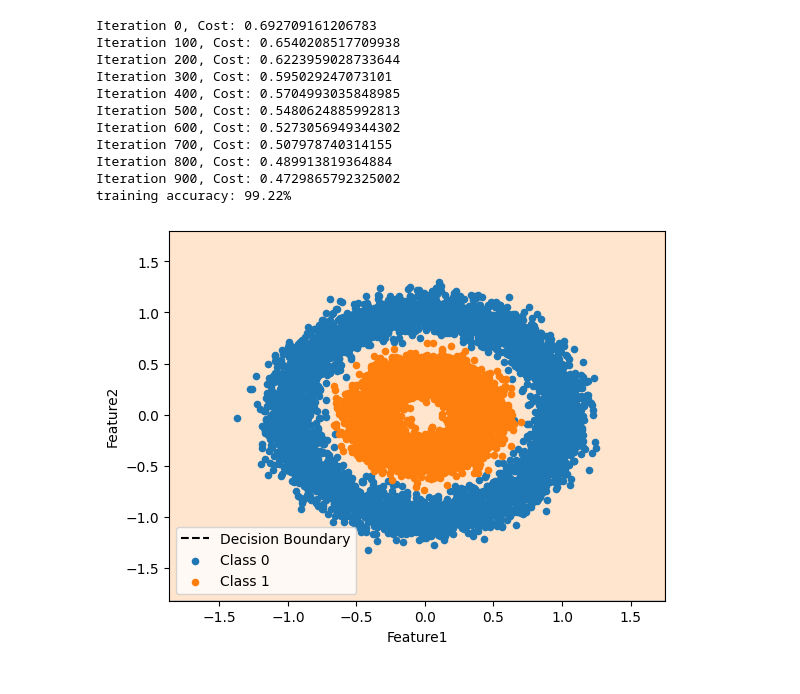
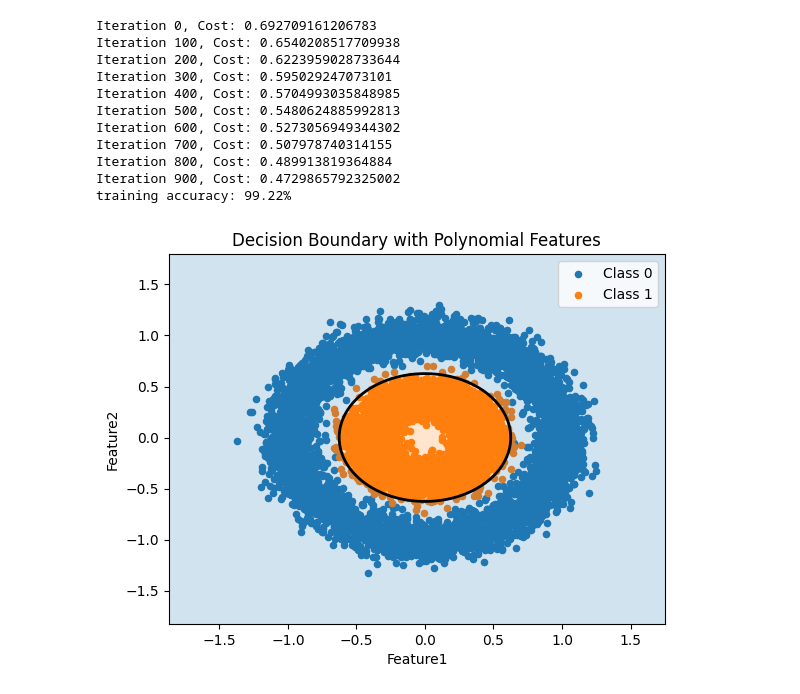
Before and after one commit to IreneGallini/ML-algorithms-from-scratch, a Jupyter notebook: logistic_regression/Logistic_Regression.ipynb, the cells around one changed output. Drawn from its saved outputs; the diff is of its cells as text; code cells hidden in the pictures.

Commit message:
Nonlinear decision boundary
Improved accuracy to 99%.
Implemented polynomial feature into model and vizualization.

```diff
--- a/logistic_regression/Logistic_Regression.ipynb
+++ b/logistic_regression/Logistic_Regression.ipynb
@@ -126,27 +126,34 @@ Iteration 700, Cost: 0.507978740314155
 Iteration 800, Cost: 0.489913819364884
 Iteration 900, Cost: 0.4729865792325002
 training accuracy: 99.22%
-# %%
-#linear boundary
-m = -final_w[0] / final_w[1]
-c = -final_b / final_w[1]
-
-xmin, xmax = x_train[:, 0].min() - 0.5, x_train[:, 0].max() + 0.5
-ymin, ymax = x_train[:, 1].min() - 0.5, x_train[:, 1].max() + 0.5
-xd = np.array([xmin, xmax])
-yd = m * xd + c
-
-plt.plot(xd, yd, 'k', ls='--', label='Decision Boundary')
-plt.fill_between(xd, yd, ymin, color='tab:blue', alpha=0.2)
-plt.fill_between(xd, yd, ymax, color='tab:orange', alpha=0.2)
-
-plt.scatter(x_train[y_train == 0, 0], x_train[y_train == 0, 1], color='tab:blue', label='Class 0', s=20)
-plt.scatter(x_train[y_train == 1, 0], x_train[y_train == 1, 1], color='tab:orange', label='Class 1', s=20)
-plt.legend()
-plt.xlabel('Feature1')
-plt.ylabel('Feature2')
-plt.xlim(xmin, xmax)
-plt.ylim(ymin, ymax)
-plt.show()
-# %% [output]
-[figure, removed]
+# %%
+# Create a grid of points
+xx, yy = np.meshgrid(
+    np.linspace(x_train[:, 0].min()-0.5, x_train[:, 0].max()+0.5, 300),
+    np.linspace(x_train[:, 1].min()-0.5, x_train[:, 1].max()+0.5, 300)
+)
+# Compute the polynomial feature for each grid point
+circle_feat = xx**2 + yy**2
+grid = np.column_stack([xx.ravel(), yy.ravel(), circle_feat.ravel()])
+
+# Compute model output for each grid point
+z = np.dot(grid, final_w) + final_b
+z = z.reshape(xx.shape)
+
+# Plot the data
+plt.scatter(x_train[y_train == 0, 0], x_train[y_train == 0, 1], color='tab:blue', label='Class 0', s=20)
+plt.scatter(x_train[y_train == 1, 0], x_train[y_train == 1, 1], color='tab:orange', label='Class 1', s=20)
+
+# Fill regions: below and above the decision boundary
+plt.contourf(xx, yy, z, levels=[-np.inf, 0, np.inf], colors=['tab:blue', 'tab:orange'], alpha=0.2)
+
+# Plot the circular decision boundary (where model output = 0)
+plt.contour(xx, yy, z, levels=[0], colors='k', linewidths=2)
+plt.title('Decision Boundary with Polynomial Features')
+
+plt.xlabel('Feature1')
+plt.ylabel('Feature2')
+plt.legend()
+plt.show()
+# %% [output]
+[figure, added]
```
Also changed, not shown: 1 other file.
